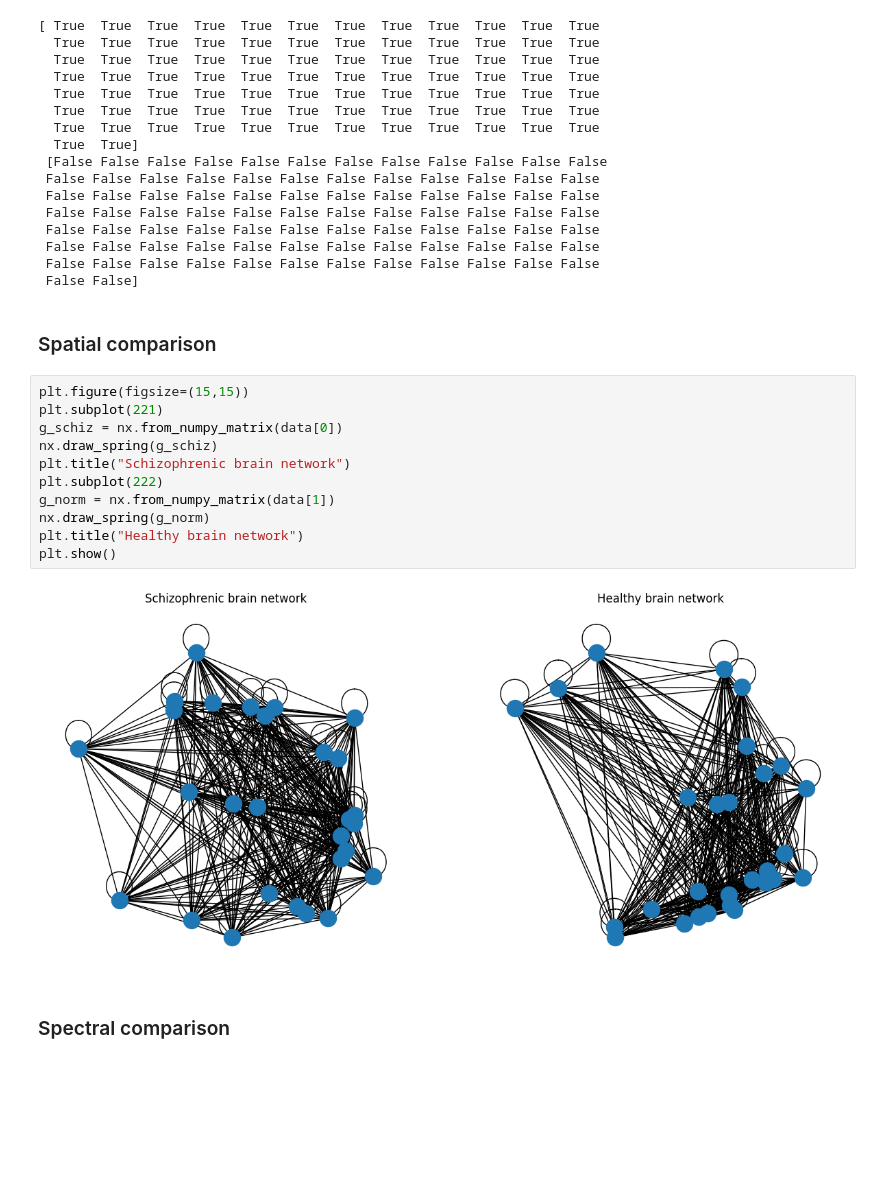
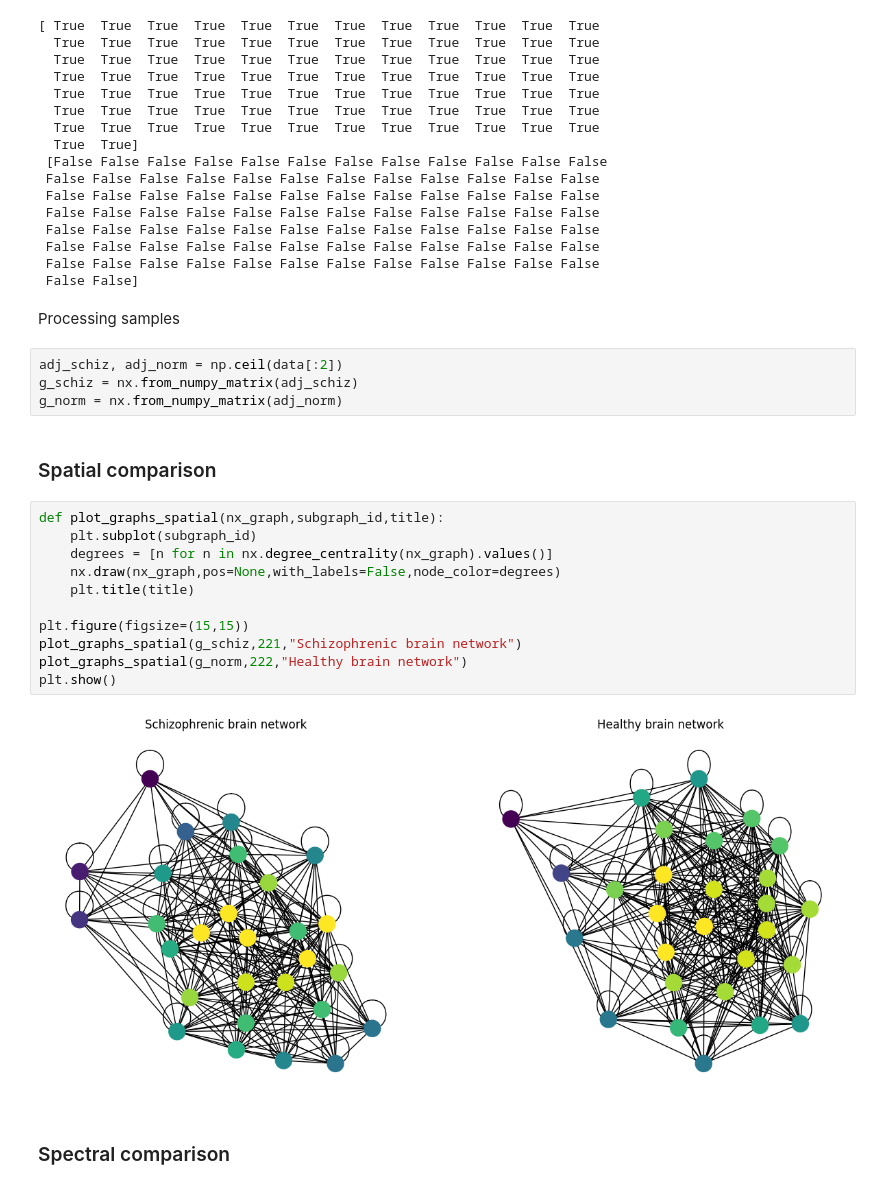
Before and after one commit to mariannearriola/dd-brain-shapes, a Jupyter notebook: shape-vis.ipynb, the cells around one changed output. Cells and saved outputs as stored; diff of their text form; blank space fills up the shorter version.

```diff
--- a/shape-vis.ipynb
+++ b/shape-vis.ipynb
@@ -41,21 +41,27 @@ print(spd.belongs(data),'\n',stiefel.belongs(data))
  False False False False False False False False False False False False
  False False False False False False False False False False False False
  False False]
+# %% [markdown]
+Processing samples
+# %%
+adj_schiz, adj_norm = np.ceil(data[:2])
+g_schiz = nx.from_numpy_matrix(adj_schiz)
+g_norm = nx.from_numpy_matrix(adj_norm)
 # %% [markdown]
 ### Spatial comparison
-# %%
-plt.figure(figsize=(15,15))
-plt.subplot(221)
-g_schiz = nx.from_numpy_matrix(data[0])
-nx.draw_spring(g_schiz)
-plt.title("Schizophrenic brain network")
-plt.subplot(222)
-g_norm = nx.from_numpy_matrix(data[1])
-nx.draw_spring(g_norm)
-plt.title("Healthy brain network")
-plt.show()
-# %% [output]
-[figure, removed]
+# %%
+def plot_graphs_spatial(nx_graph,subgraph_id,title):
+    plt.subplot(subgraph_id)
+    degrees = [n for n in nx.degree_centrality(nx_graph).values()]
+    nx.draw(nx_graph,pos=None,with_labels=False,node_color=degrees)
+    plt.title(title)
+
+plt.figure(figsize=(15,15))
+plot_graphs_spatial(g_schiz,221,"Schizophrenic brain network")
+plot_graphs_spatial(g_norm,222,"Healthy brain network")
+plt.show()
+# %% [output]
+[figure, added]
 # %% [markdown]
 ### Spectral comparison
 # %%
```
Also changed, not shown: parts of 1 cell of this notebook.
